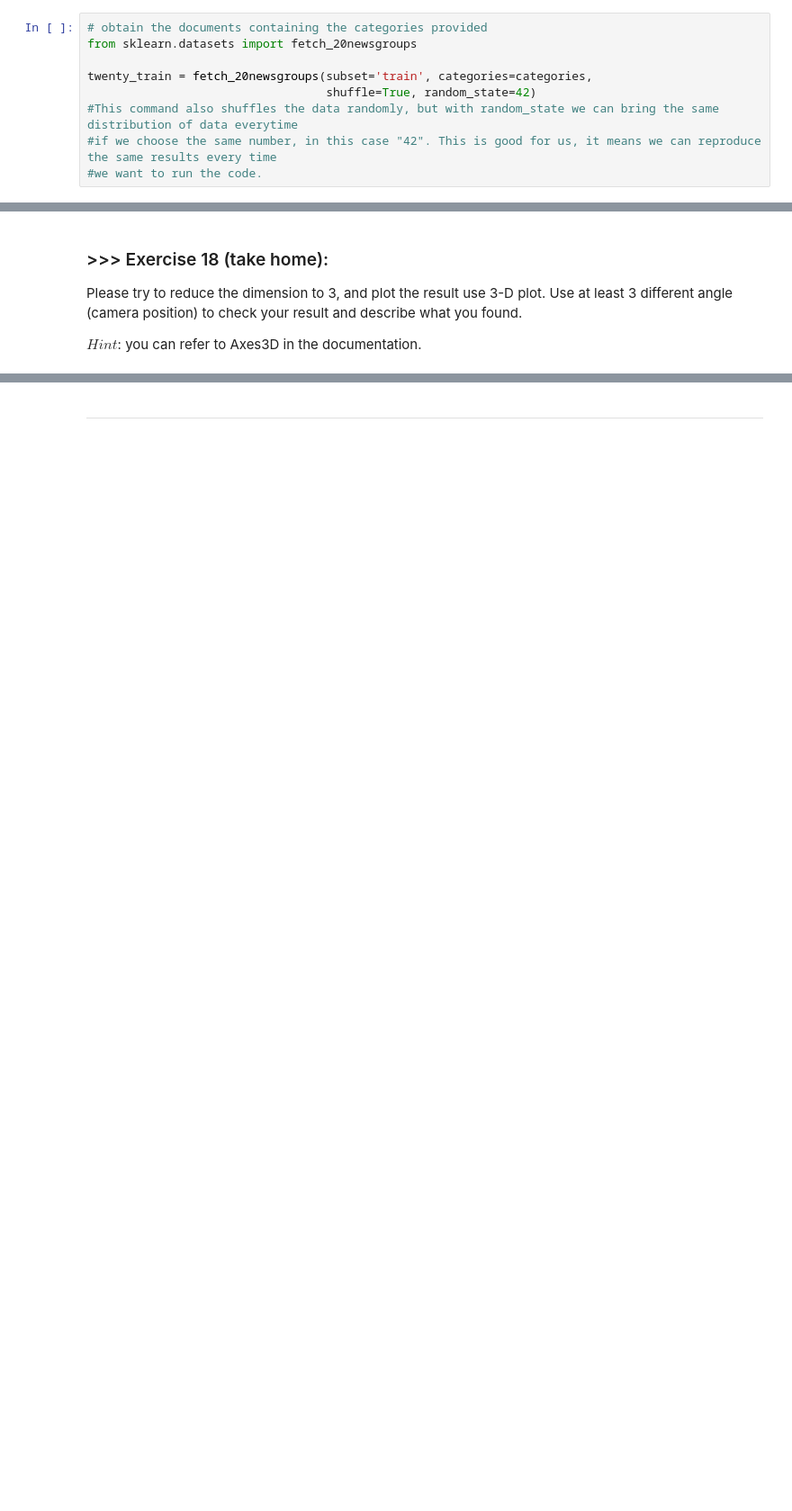
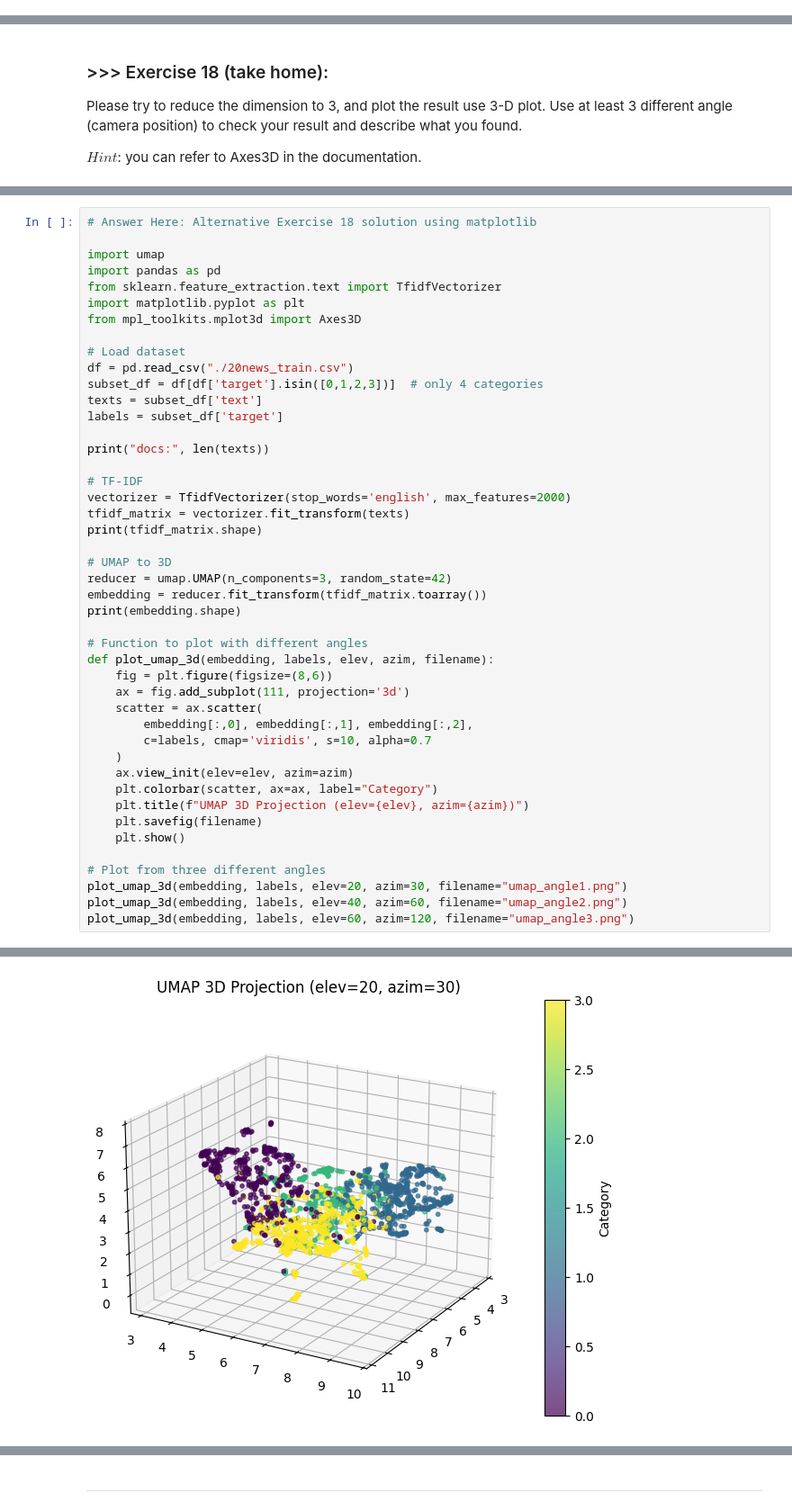
Before and after one commit to Kalthuma007/DM2025-Lab1-Exercise, a Jupyter notebook: DM2025-Lab1-Master.ipynb, the cells around one changed output, grey strips where cells are left out. Shown at 90% size. Saved outputs shown, nothing was run; the diff lists cells and outputs as text; blank space fills up the shorter version.

```diff
--- a/DM2025-Lab1-Master.ipynb
+++ b/DM2025-Lab1-Master.ipynb
@@ -138,12 +170,3 @@ In order to get faster execution times for this first example we will work on a
 # %%
 # categories
 categories = ['alt.atheism', 'soc.religion.christian', 'comp.graphics', 'sci.med']
-# %%
-# obtain the documents containing the categories provided
-from sklearn.datasets import fetch_20newsgroups
-
-twenty_train = fetch_20newsgroups(subset='train', categories=categories,
-                                  shuffle=True, random_state=42)
-#This command also shuffles the data randomly, but with random_state we can bring the same distribution of data everytime
-#if we choose the same number, in this case "42". This is good for us, it means we can reproduce the same results every time
-#we want to run the code.
@@ -1646,0 +1690,46 @@ fig.show()
+# %%
+# Answer Here: Alternative Exercise 18 solution using matplotlib
+
+import umap
+import pandas as pd
+from sklearn.feature_extraction.text import TfidfVectorizer
+import matplotlib.pyplot as plt
+from mpl_toolkits.mplot3d import Axes3D
+
+# Load dataset
+df = pd.read_csv("./20news_train.csv")
+subset_df = df[df['target'].isin([0,1,2,3])]  # only 4 categories
+texts = subset_df['text']
+labels = subset_df['target']
+
+print("docs:", len(texts))
+
+# TF-IDF
+vectorizer = TfidfVectorizer(stop_words='english', max_features=2000)
+tfidf_matrix = vectorizer.fit_transform(texts)
+print(tfidf_matrix.shape)
+
+# UMAP to 3D
+reducer = umap.UMAP(n_components=3, random_state=42)
+embedding = reducer.fit_transform(tfidf_matrix.toarray())
+print(embedding.shape)
+
+# Function to plot with different angles
+def plot_umap_3d(embedding, labels, elev, azim, filename):
+    fig = plt.figure(figsize=(8,6))
+    ax = fig.add_subplot(111, projection='3d')
+    scatter = ax.scatter(
+        embedding[:,0], embedding[:,1], embedding[:,2],
+        c=labels, cmap='viridis', s=10, alpha=0.7
+    )
+    ax.view_init(elev=elev, azim=azim)
+    plt.colorbar(scatter, ax=ax, label="Category")
+    plt.title(f"UMAP 3D Projection (elev={elev}, azim={azim})")
+    plt.savefig(filename)
+    plt.show()
+
+# Plot from three different angles
+plot_umap_3d(embedding, labels, elev=20, azim=30, filename="umap_angle1.png")
+plot_umap_3d(embedding, labels, elev=40, azim=60, filename="umap_angle2.png")
+plot_umap_3d(embedding, labels, elev=60, azim=120, filename="umap_angle3.png")
+# %% [output]
@@ -1646,0 +1740 @@ fig.show()
+[figure, added]
```
Also changed, not shown: parts of 33 cells of this notebook, 9 other files.
